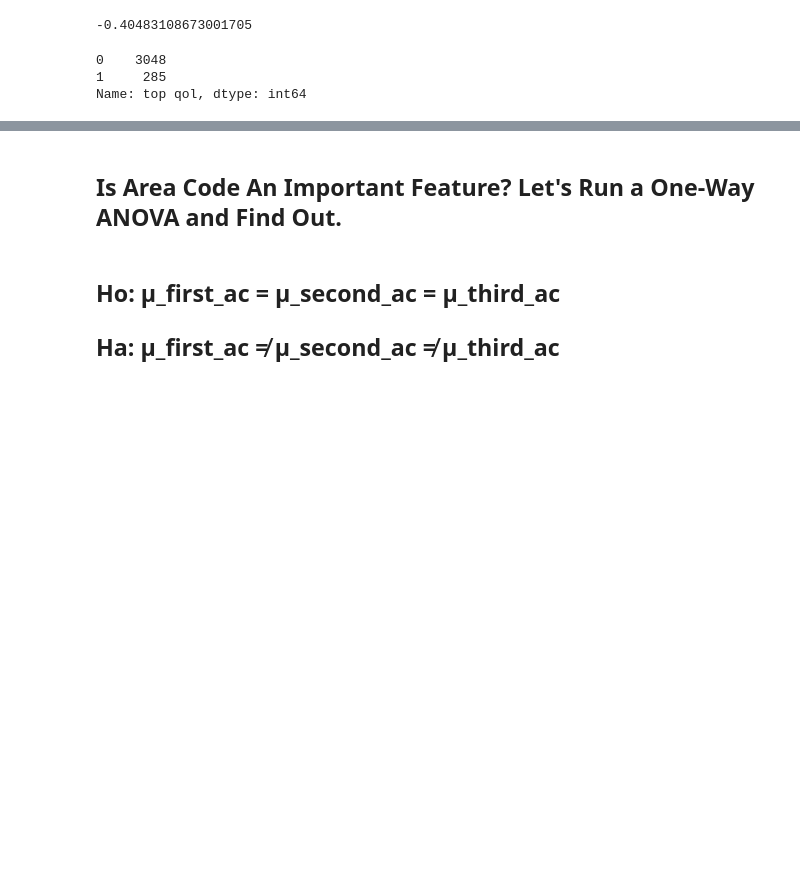
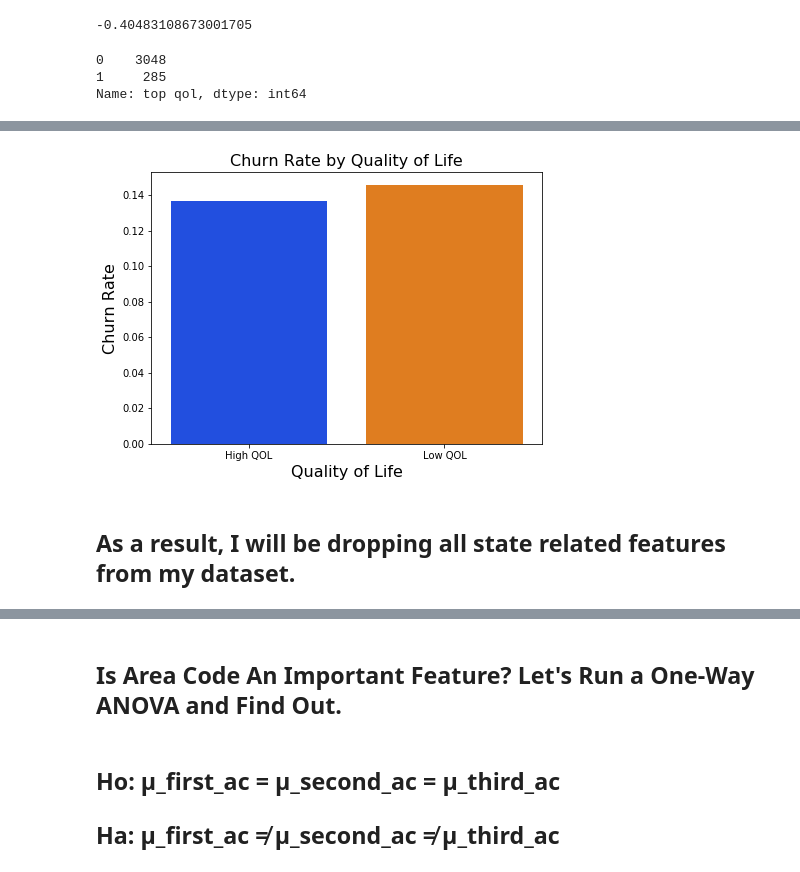
Before and after one commit to Sonora27/syriatel_churn_classification_analysis, a Jupyter notebook: jupyter_notebooks/EDA_STAT_TEST.ipynb, the cells around one changed output, grey strips where cells are left out. Cells and saved outputs as stored; diff of their text form; code cells hidden in the pictures; blank space fills up the shorter version.

```diff
--- a/jupyter_notebooks/EDA_STAT_TEST.ipynb
+++ b/jupyter_notebooks/EDA_STAT_TEST.ipynb
@@ -431,3 +313,18 @@ churn
+# %%
+qol1 = churn[churn['top qol'] == 1]['churn']
+qol2 = churn[churn['top qol'] == 0]['churn']
+# %%
+fig, ax = plt.subplots(figsize=(7,5))
+sns.barplot(x = ['High QOL','Low QOL'],y=[qol1.mean(), qol2.mean()],order = ['High QOL', 'Low QOL'], palette ='bright', ax=ax)
+ax.set_xlabel("Quality of Life", fontsize=16)
+ax.set_ylabel("Churn Rate", fontsize=16)
+ax.set_title('Churn Rate by Quality of Life', fontsize=16)
+fig.savefig("Churn Rate by Quality of Life.png")
+ax;
+# %% [output]
+[figure, added]
+# %% [markdown]
+## As a result, I will be dropping all state related features from my dataset.
 # %%
 churn.drop(['state', 'top qol', 'low col', 'top income states'], axis = 1, inplace=True)
 # %%
```
Also changed, not shown: parts of 62 cells of this notebook, 3 other files.
